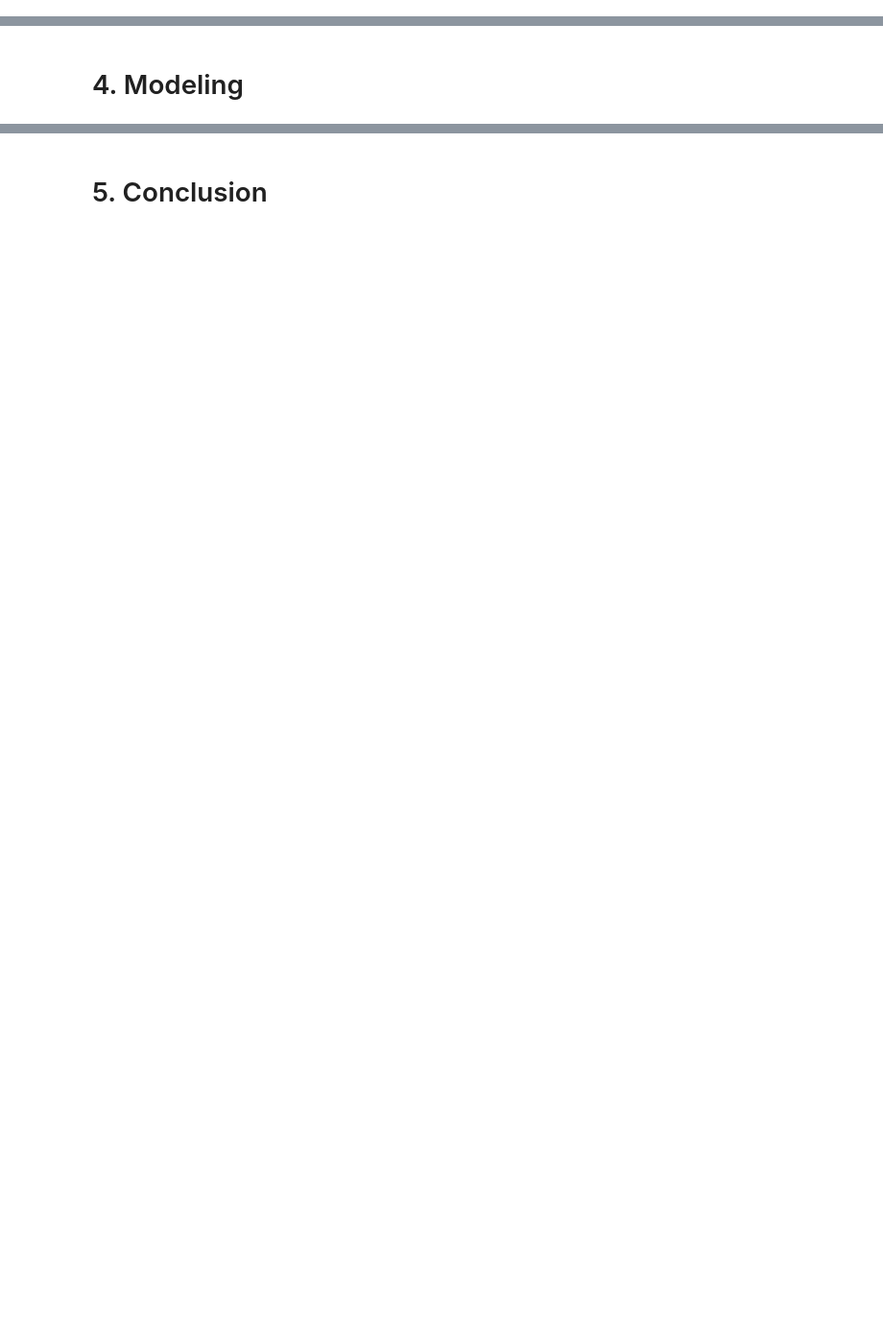
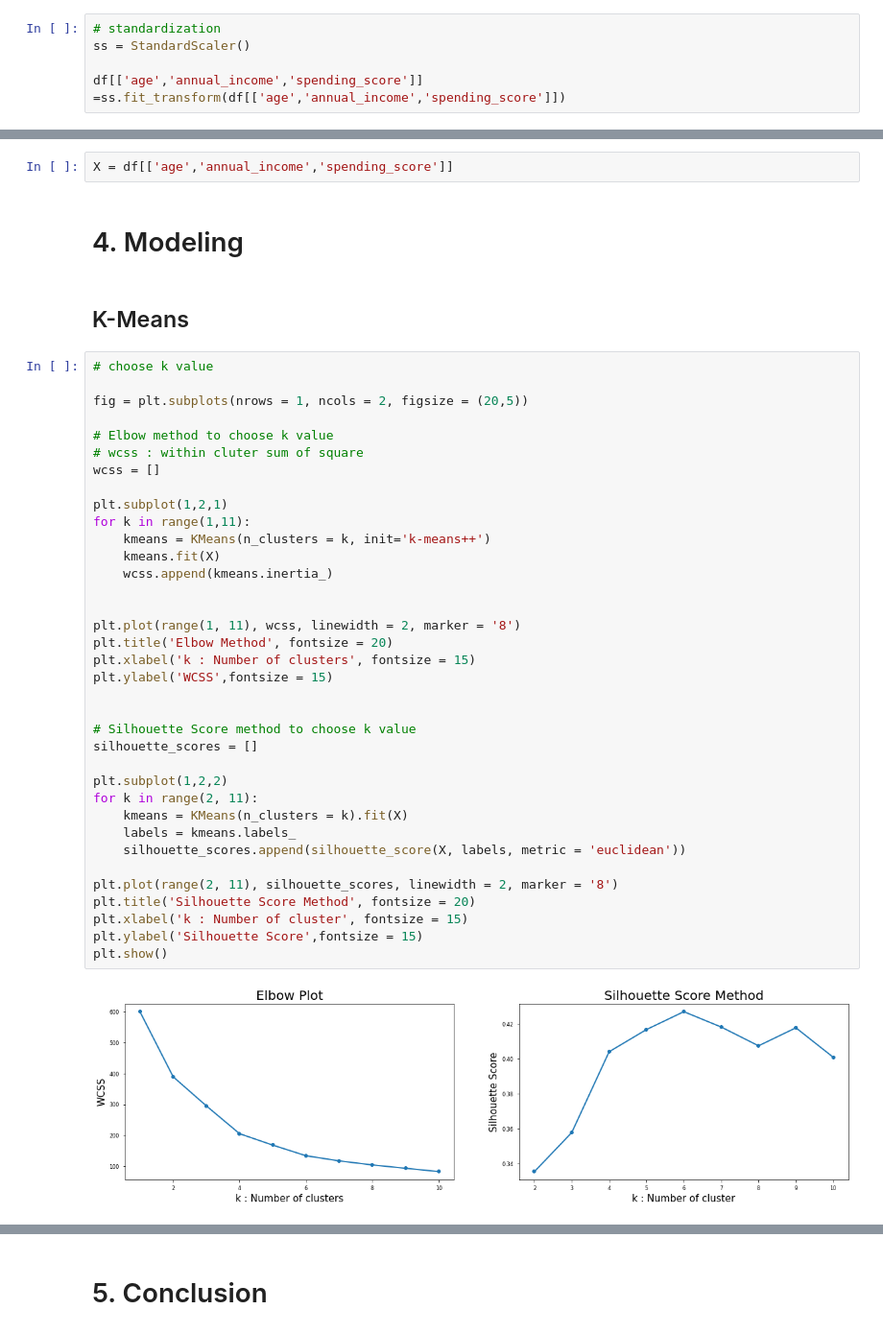
Before and after one commit to mervebdurna/ineuron-ml-projects, a Jupyter notebook: Clustering Projects/Customer Segmentation/Untitled.ipynb, the cells around one changed output, grey strips where cells are left out. Shown: that part at 96% size. Cells and saved outputs as stored; diff of their text form; blank space fills up the shorter version.

```diff
--- a/Clustering Projects/Customer Segmentation/Untitled.ipynb
+++ b/Clustering Projects/Customer Segmentation/Untitled.ipynb
@@ -186,0 +197,5 @@ sns.heatmap(df.corr(), annot=True)
+# %%
+# standardization
+ss = StandardScaler()
+
+df[['age','annual_income','spending_score']] =ss.fit_transform(df[['age','annual_income','spending_score']])
@@ -187,2 +211,44 @@ sns.heatmap(df.corr(), annot=True)
+# %%
+X = df[['age','annual_income','spending_score']]
 # %% [markdown]
 # 4. Modeling
+# %% [markdown]
+## K-Means
+# %%
+# choose k value
+
+fig = plt.subplots(nrows = 1, ncols = 2, figsize = (20,5))
+
+# Elbow method to choose k value
+# wcss : within cluter sum of square
+wcss = []
+
+plt.subplot(1,2,1)
+for k in range(1,11):
+    kmeans = KMeans(n_clusters = k, init='k-means++')
+    kmeans.fit(X)
+    wcss.append(kmeans.inertia_)
+
+
+plt.plot(range(1, 11), wcss, linewidth = 2, marker = '8')
+plt.title('Elbow Method', fontsize = 20)
+plt.xlabel('k : Number of clusters', fontsize = 15)
+plt.ylabel('WCSS',fontsize = 15)
+
+
+# Silhouette Score method to choose k value
+silhouette_scores = []
+
+plt.subplot(1,2,2)
+for k in range(2, 11):
+    kmeans = KMeans(n_clusters = k).fit(X)
+    labels = kmeans.labels_
+    silhouette_scores.append(silhouette_score(X, labels, metric = 'euclidean'))
+
+plt.plot(range(2, 11), silhouette_scores, linewidth = 2, marker = '8')
+plt.title('Silhouette Score Method', fontsize = 20)
+plt.xlabel('k : Number of cluster', fontsize = 15)
+plt.ylabel('Silhouette Score',fontsize = 15)
+plt.show()
+# %% [output]
+[figure, added]
```
Also changed, not shown: parts of 11 cells of this notebook.
